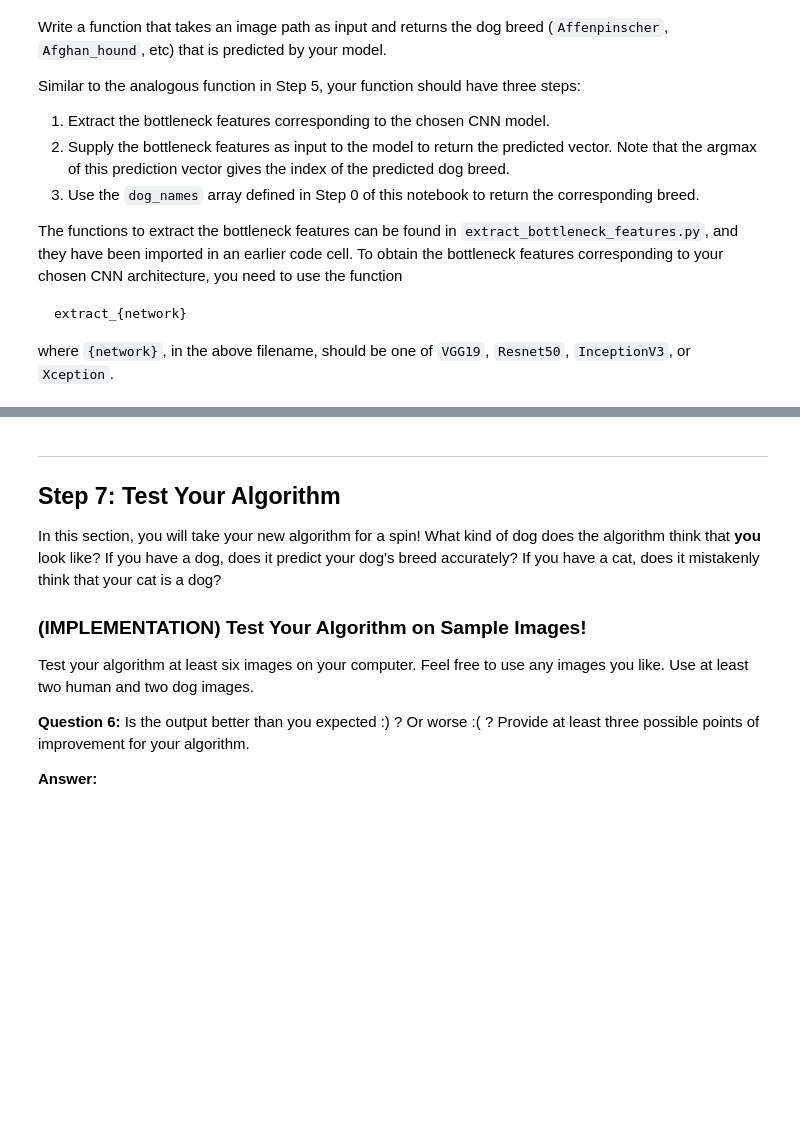
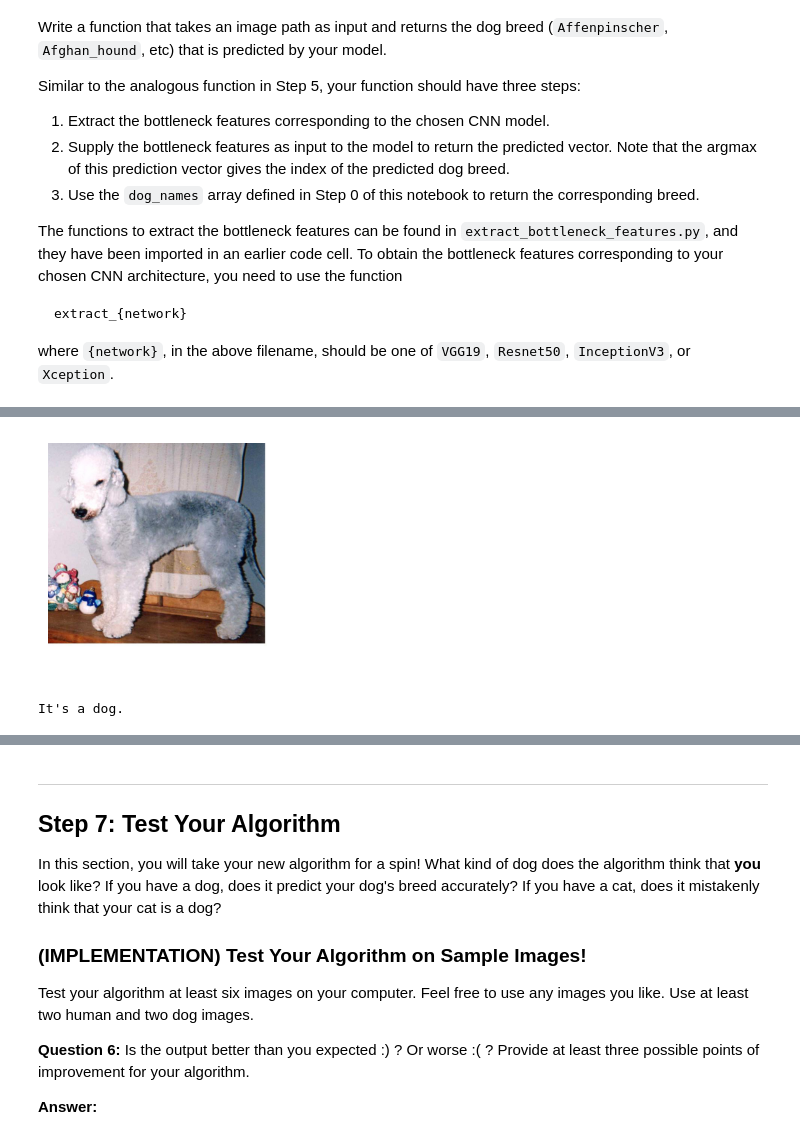
Before and after one commit to mafda/dog_breed_classifier, a Jupyter notebook: src/dog_app.ipynb, the cells around one changed output, grey strips where cells are left out. Drawn from its saved outputs; the diff is of its cells as text; code cells hidden in the pictures; blank space fills up the shorter version.

```diff
--- a/src/dog_app.ipynb
+++ b/src/dog_app.ipynb
@@ -1016,0 +1064,25 @@ This photo looks like an Afghan Hound.
+# %%
+### TODO: Write your algorithm.
+### Feel free to use as many code cells as needed.
+
+def display_img(img_path):
+    img = cv2.imread(img_path)
+    cv_rgb = cv2.cvtColor(img, cv2.COLOR_BGR2RGB)
+    plt.figure(figsize=(5, 3))
+    plt.imshow(cv_rgb)
+    plt.axis('off')
+    plt.show()
+
+
+def predict_breed(img_path):
+    display_img(img_path)
+    if dog_detector(img_path):
+        return print("It's a dog.")
+
+    if face_detector(img_path):
+        return print("It's a human.")
+# %%
+predict_breed(test_files[3])
+# %% [output]
+[figure, added]
+It's a dog.
```
Also changed, not shown: parts of 12 cells of this notebook.
